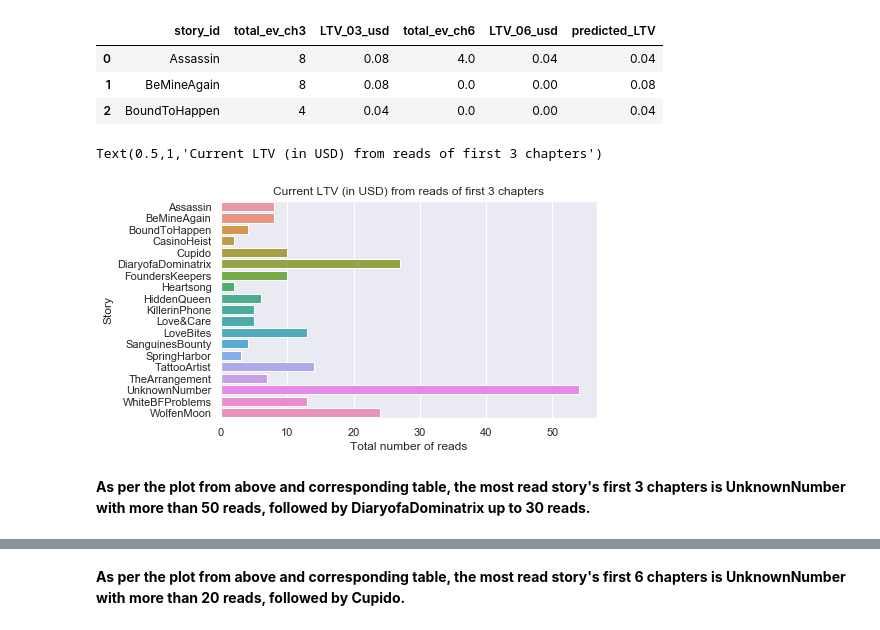
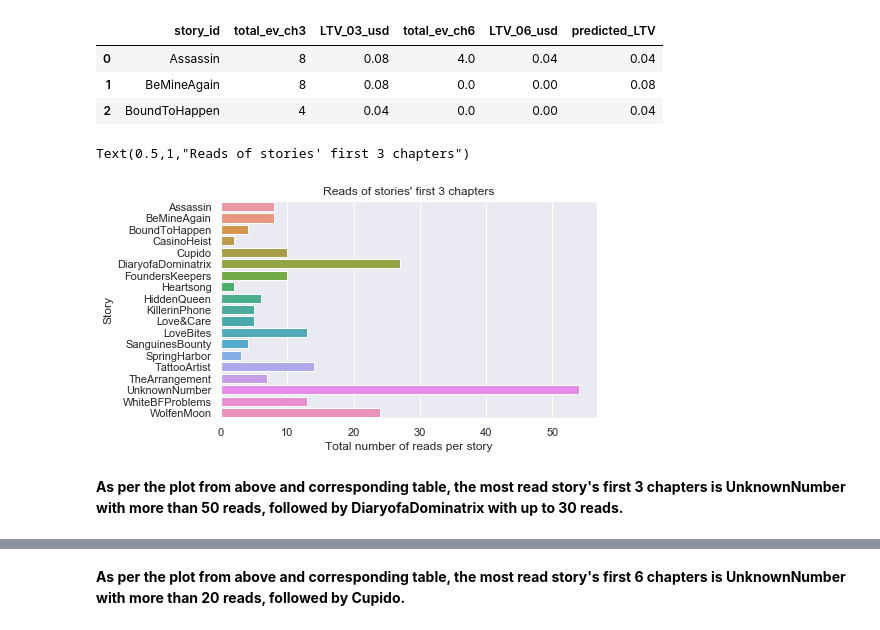
Before and after one commit to DanielaLaura/Data-Analysis, a Jupyter notebook: megazebra/MegaZebra Test.ipynb, the cells around one changed output, grey strips where cells are left out. Saved outputs shown, nothing was run; the diff lists cells and outputs as text; code cells hidden in the pictures.

```diff
--- a/megazebra/MegaZebra Test.ipynb
+++ b/megazebra/MegaZebra Test.ipynb
@@ -469,16 +471,15 @@ df_merged.head(3)
 | 1 | BeMineAgain | 8 | 0.08 | 0.0 | 0.00 | 0.08 |
 | 2 | BoundToHappen | 4 | 0.04 | 0.0 | 0.00 | 0.04 |
 # %%
-# plot for LTV from reads of first 3 chapters
+# plot for reads of stories' first 3 chapters
 sns.set_style('whitegrid')
 sns.set(font_scale=1)
 ax = sns.barplot(x="total_ev_ch3", y="story_id", data=df_merged)
-ax.set_xlabel('Total number of reads')
+ax.set_xlabel('Total number of reads per story')
 ax.set_ylabel("Story")
-ax.set_title("Current LTV (in USD) from reads of first 3 chapters")
+ax.set_title("Reads of stories' first 3 chapters")
 # %% [output]
-Text(0.5,1,'Current LTV (in USD) from reads of first 3 chapters')
+Text(0.5,1,"Reads of stories' first 3 chapters")
-[figure, old version]
+[figure, new version]
 # %% [markdown]
-__As per the plot from above and corresponding table, the most read story's first 3 chapters is UnknownNumber with more than
-50 reads, followed by DiaryofaDominatrix up to 30 reads.__
+__As per the plot from above and corresponding table, the most read story's first 3 chapters is UnknownNumber with more than 50 reads, followed by DiaryofaDominatrix with up to 30 reads.__
```
Also changed, not shown: parts of 8 cells of this notebook.
